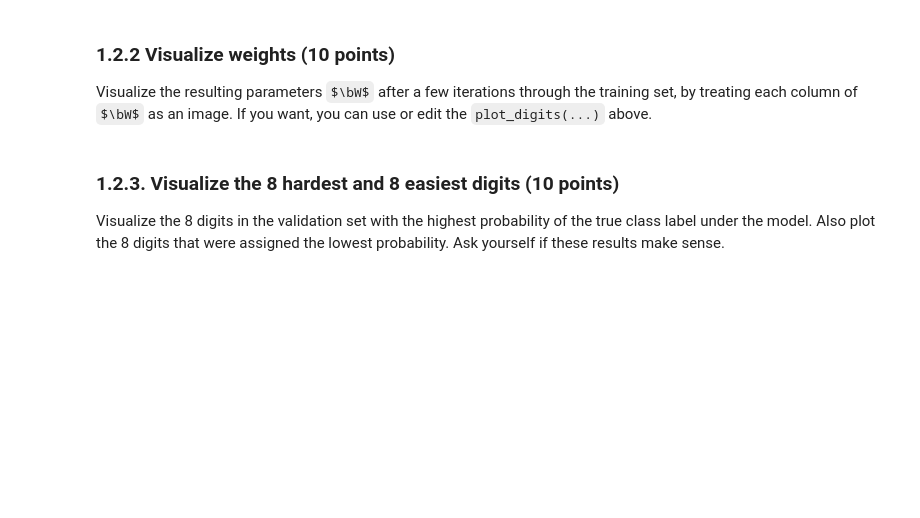
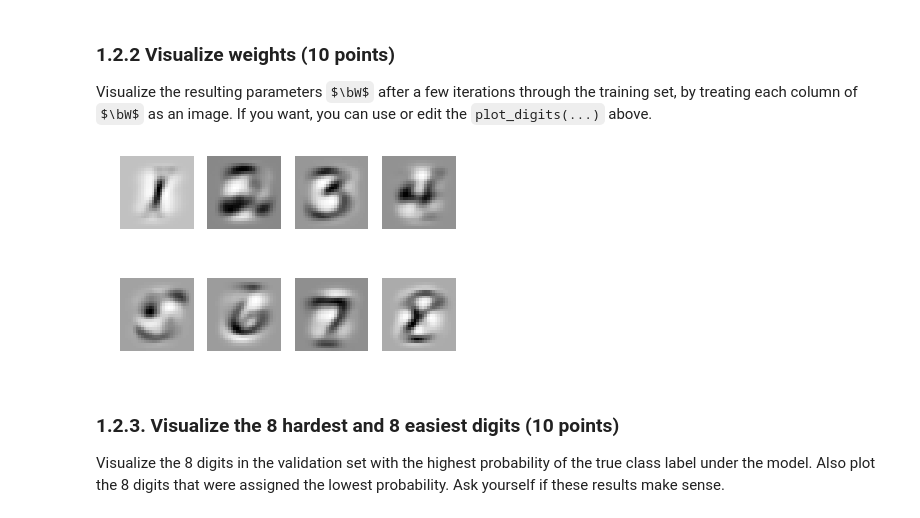
Before and after one commit to Vasileios-Charatsidis/machine_learning_1_labs, a Jupyter notebook: hw2/lab02_KIANFAR_MIRONENCO.ipynb, the cells around one changed output. Cells and saved outputs as stored; diff of their text form; code cells hidden in the pictures; some formulas as TeX source; blank space fills up the shorter version.

Commit message:
Showing weight images

```diff
--- a/hw2/lab02_KIANFAR_MIRONENCO.ipynb
+++ b/hw2/lab02_KIANFAR_MIRONENCO.ipynb
@@ -254,6 +254,19 @@ Perform a handful of training iterations through the trainingset. Plot (in one g
 # %% [markdown]
 ### 1.2.2 Visualize weights (10 points)
 Visualize the resulting parameters $\bW$ after a few iterations through the training set, by treating each column of $\bW$ as an image. If you want, you can use or edit the `plot_digits(...)` above.
+# %%
+def plot_weights(data, numcols, shape=(28,28)):
+    numdigits = data.shape[0]
+    numrows = int(numdigits/numcols)
+    for i in range(numdigits):
+        plt.subplot(numrows, numcols, i+1)
+        plt.axis('off')
+        plt.imshow(data[i].reshape(shape), interpolation='nearest', cmap='Greys')
+    plt.show()
+
+plot_weights(optimum_w.T[0:8], 4)
+# %% [output]
+[figure, added]
 # %% [markdown]
 ### 1.2.3. Visualize the 8 hardest and 8 easiest digits (10 points)
 Visualize the 8 digits in the validation set with the highest probability of the true class label under the model.
```
